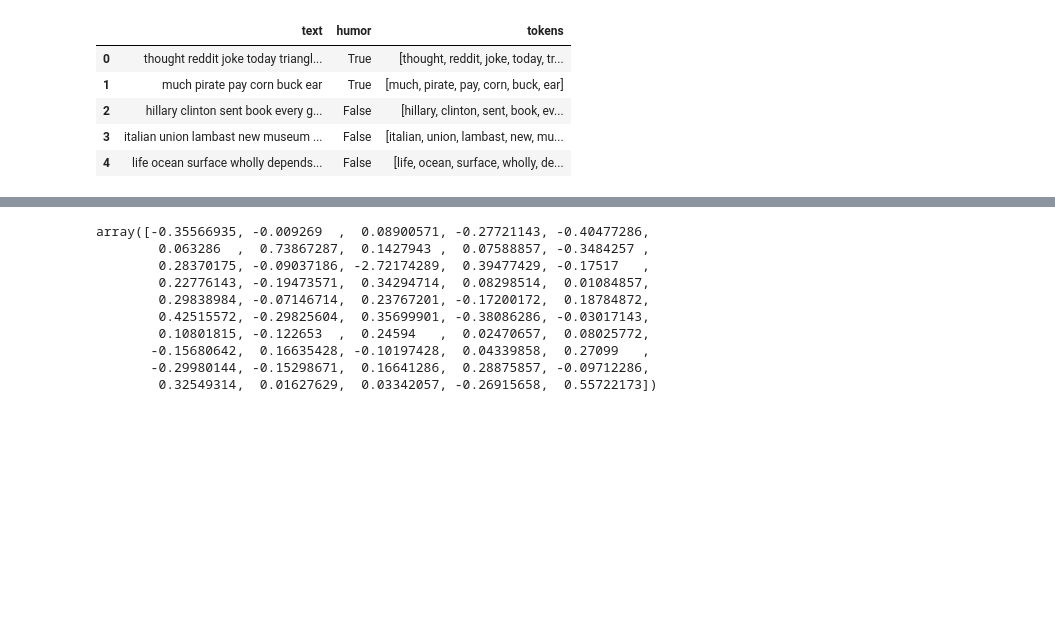
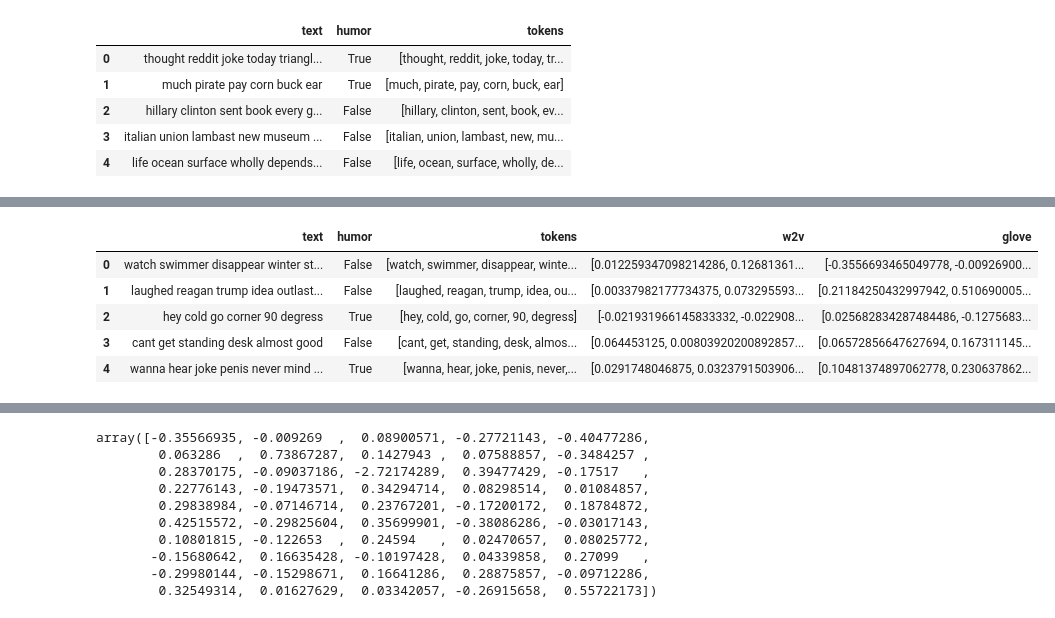
Before and after one commit to yjiahao/Humor-Detection, a Jupyter notebook: ML_models_experimentation.ipynb, the cells around one changed output, grey strips where cells are left out. Saved outputs shown, nothing was run; the diff lists cells and outputs as text; code cells hidden in the pictures; blank space fills up the shorter version.

```diff
--- a/ML_models_experimentation.ipynb
+++ b/ML_models_experimentation.ipynb
@@ -222,0 +206,10 @@ test_df.head()
+# %%
+train_df['glove'] = train_df['tokens'].apply(lambda x: sent_vec(x, model))
+train_df.head()
+# %% [output]
+|  | text | humor | tokens | w2v | glove |
+| 0 | watch swimmer disappear winter st... | False | [watch, swimmer, disappear, winte... | [0.012259347098214286, 0.12681361... | [-0.3556693465049778, -0.00926900... |
+| 1 | laughed reagan trump idea outlast... | False | [laughed, reagan, trump, idea, ou... | [0.00337982177734375, 0.073295593... | [0.21184250432997942, 0.510690005... |
+| 2 | hey cold go corner 90 degress | True | [hey, cold, go, corner, 90, degress] | [-0.021931966145833332, -0.022908... | [0.025682834287484486, -0.1275683... |
+| 3 | cant get standing desk almost good | False | [cant, get, standing, desk, almos... | [0.064453125, 0.00803920200892857... | [0.06572856647627694, 0.167311145... |
+| 4 | wanna hear joke penis never mind ... | True | [wanna, hear, joke, penis, never,... | [0.0291748046875, 0.0323791503906... | [0.10481374897062778, 0.230637862... |
```
Also changed, not shown: parts of 19 cells of this notebook.
